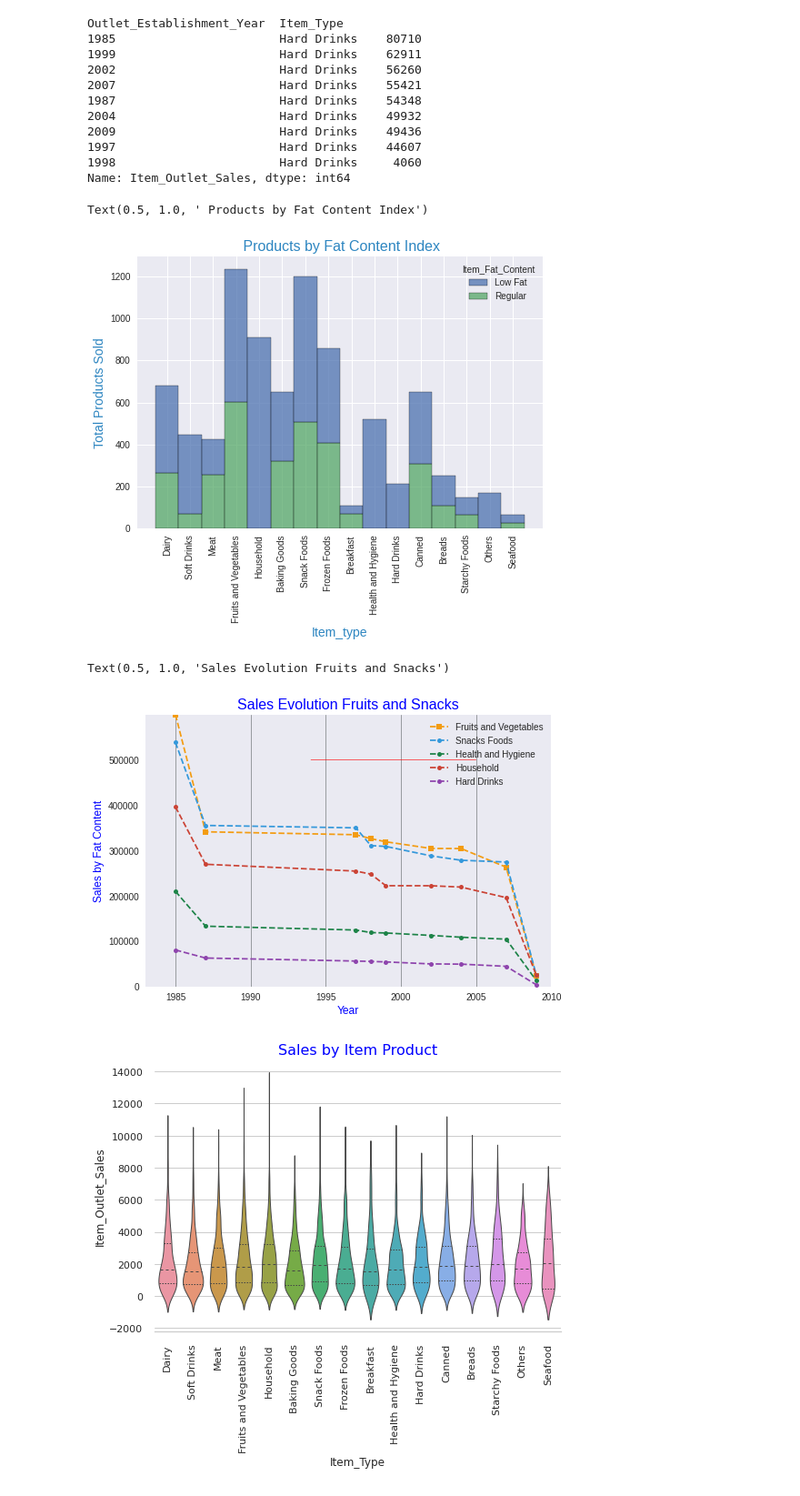
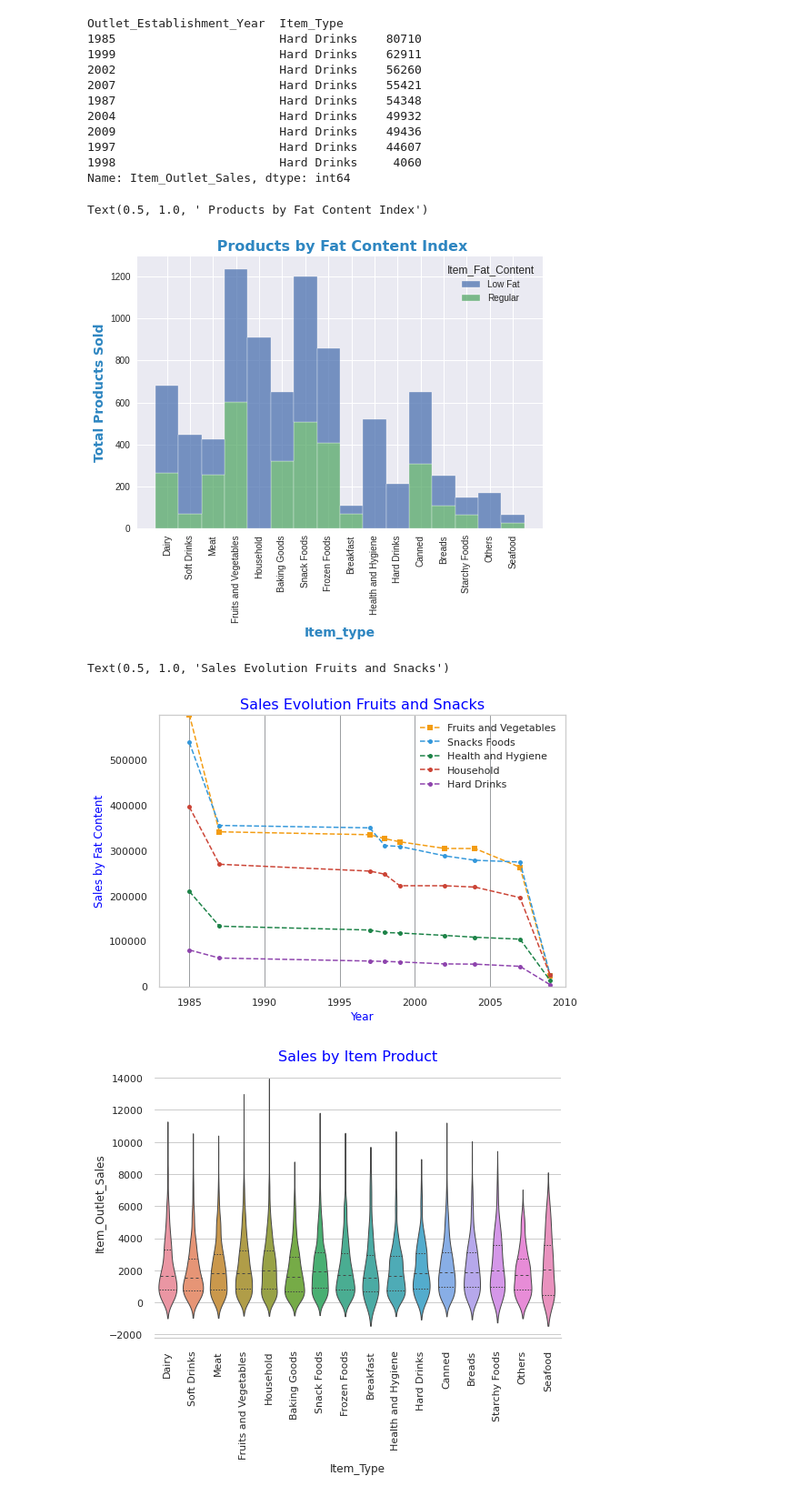
Before and after one commit to Angelica2929/sales_prediction, a Jupyter notebook: Prediccion_Ventas.ipynb, the cells around one changed output. Shown: that part at 91% size. Drawn from its saved outputs; the diff is of its cells as text; code cells hidden in the pictures.

```diff
--- a/Prediccion_Ventas.ipynb
+++ b/Prediccion_Ventas.ipynb
@@ -629,34 +632,42 @@ Name: Item_Outlet_Sales, dtype: int64
 sns.histplot(binwidth=0.5, x="Item_Type", hue="Item_Fat_Content", data=df, stat="count", multiple="stack")
 plt.xticks(rotation = 90);
 sep =10
-plt.ylabel('Total Products Sold', c = '#2E86C1',fontsize= 14)
-plt.xlabel('Item_type', c = '#2E86C1', fontsize= 14)
-plt.title(' Products by Fat Content Index', fontsize= 16 , c= '#2E86C1')
+plt.ylabel('Total Products Sold', c = '#2E86C1',fontsize= 14, fontdict={'family': 'DejaVu Sans',
+                    'color' : 'blue',
+                    'weight': 'bold',
+                    'size': 13})
+plt.xlabel('Item_type', c = '#2E86C1', fontsize= 14, fontdict={'family': 'DejaVu Sans',
+                    'color' : 'blue',
+                    'weight': 'bold',
+                    'size': 13})
+plt.title(' Products by Fat Content Index', fontsize= 16 , c= '#2E86C1',fontdict={'family': 'DejaVu Sans',
+                    'color' : 'blue',
+                    'weight': 'bold',
+                    'size': 13})
 # %% [output]
 Text(0.5, 1.0, ' Products by Fat Content Index')
-[figure, old version]
+[figure, new version]
 # %%
 #El comportamiento de las ventas de estas 2 categorias de productos es muy similar, tan similar, que para el 2010
 #caen las ventas al mismo nivel, y hay periodos de tiempo, donde el nivel de ventas de snacks es superior.
 plt.plot(uniqueYears, Fruits_sales , marker = 's', markersize = 6, c = '#F39C12', linestyle = '--', label = 'Fruits and Vegetables')
 plt.plot(uniqueYears, Snacks_sales , marker = '.', markersize = 10, c = '#3498DB', linestyle = '--', label = 'Snacks Foods')
 plt.plot(uniqueYears, Health_sales , marker = '.', markersize = 10, c = '#1D8348', linestyle = '--', label = 'Health and Hygiene')
 plt.plot(uniqueYears, Household_sales , marker = '.', markersize = 10, c = '#CB4335', linestyle = '--', label = 'Household')
 plt.plot(uniqueYears, Hardrink_sales , marker = '.', markersize = 10, c = '#8E44AD', linestyle = '--', label = 'Hard Drinks')
 plt.grid(c = '#909497',
          alpha = .9,
          linestyle = '-')
 plt.grid(axis = 'y')
-plt.arrow(x=2005, y=500000, dx=-10, dy=0, width=0.25, color = 'red',facecolor='red', edgecolor='none',head_width=0.5, head_length=1)
 plt.xlim(1983,2010)
 plt.ylim(0,599978)
 plt.legend()
 plt.xlabel('Year',color = 'blue',fontsize = 12)
 plt.ylabel('Sales by Fat Content',color = 'blue', fontsize = 12)
 plt.title('Sales Evolution Fruits and Snacks', fontsize = 16, color = 'blue')
 # %% [output]
 Text(0.5, 1.0, 'Sales Evolution Fruits and Snacks')
-[figure, old version]
+[figure, new version]
 # %%
 import pandas as pd
 import matplotlib.pyplot as plt
```
Also changed, not shown: parts of 8 cells of this notebook.
